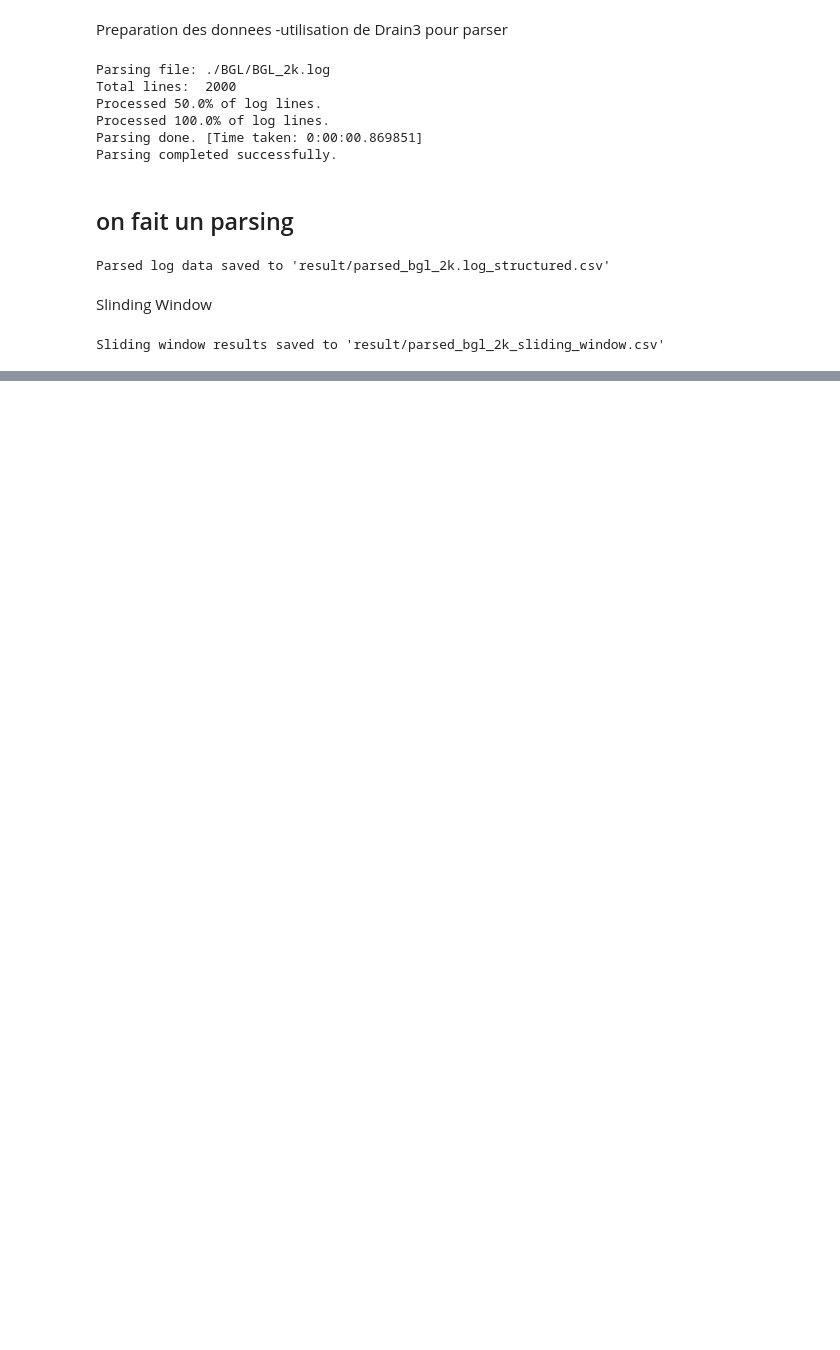
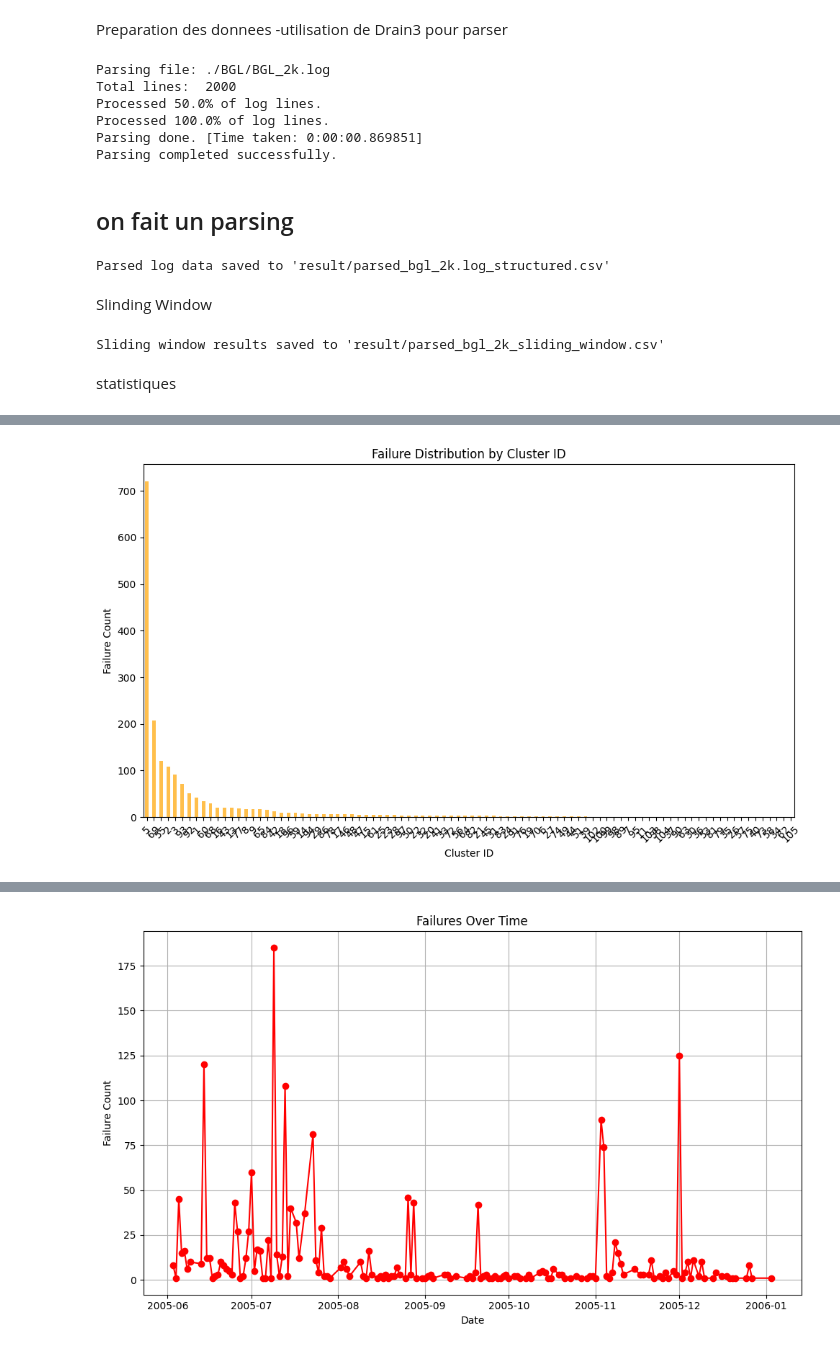
Before and after one commit to josephpierres/MGL870-TP2, a Jupyter notebook: MGL870-TP2-BGL.ipynb, the cells around one changed output, grey strips where cells are left out. Saved outputs shown, nothing was run; the diff lists cells and outputs as text; code cells hidden in the pictures; blank space fills up the shorter version.

Commit message:
statistiques

```diff
--- a/MGL870-TP2-BGL.ipynb
+++ b/MGL870-TP2-BGL.ipynb
@@ -212,3 +212,77 @@ deeplog_df.to_csv("result/parsed_bgl_2k_sliding_window.csv", index=False)
 print("Sliding window results saved to 'result/parsed_bgl_2k_sliding_window.csv'")
 # %% [output]
 Sliding window results saved to 'result/parsed_bgl_2k_sliding_window.csv'
+# %% [markdown]
+statistiques
+# %%
+import pandas as pd
+import matplotlib.pyplot as plt
+import seaborn as sns
+
+# Load the structured log data
+log_data_path = "result/parsed_bgl_2k.log_structured.csv"  # Path to your structured log data
+df = pd.read_csv(log_data_path)
+
+# Convert Timestamp to datetime for easier handling
+df['Timestamp'] = pd.to_datetime(df['Timestamp'], format='%Y-%m-%d-%H.%M.%S.%f')
+
+# Replace Label with numeric values (1 for Anomaly, 0 for Normal)
+df['Label'] = df['Label'].apply(lambda x: 1 if x == 1 else 0)
+
+# Total logs and failures
+total_logs = len(df)
+total_failures = df['Label'].sum()
+failure_percentage = (total_failures / total_logs) * 100
+
+print(f"Total logs: {total_logs}")
+print(f"Total failures: {total_failures}")
+print(f"Failure percentage: {failure_percentage:.2f}%")
+
+# Failure distribution by Cluster ID (log key)
+failure_by_cluster = df[df['Label'] == 1]['Cluster ID'].value_counts()
+print("\nFailures by Cluster ID:")
+print(failure_by_cluster)
+
+# Plot: Failure distribution by Cluster ID
+plt.figure(figsize=(10, 6))
+failure_by_cluster.plot(kind='bar', color='orange', alpha=0.7)
+plt.title('Failure Distribution by Cluster ID')
+plt.xlabel('Cluster ID')
+plt.ylabel('Failure Count')
+plt.xticks(rotation=45)
+plt.tight_layout()
+plt.show()
+
+# Failure distribution over time
+df['Date'] = df['Timestamp'].dt.date
+failures_over_time = df[df['Label'] == 1].groupby('Date').size()
+
+print("\nFailures over time:")
+print(failures_over_time)
+
+# Plot: Failures over time
+plt.figure(figsize=(10, 6))
+failures_over_time.plot(kind='line', marker='o', color='red')
+plt.title('Failures Over Time')
+plt.xlabel('Date')
+plt.ylabel('Failure Count')
+plt.grid()
+plt.tight_layout()
+plt.show()
+
+# Duration between failures
+failure_timestamps = df[df['Label'] == 1]['Timestamp']
+failure_deltas = failure_timestamps.diff().dt.total_seconds().dropna()
+print("\nStatistics of time between failures (seconds):")
+print(failure_deltas.describe())
+
+# Plot: Distribution of time between failures
+plt.figure(figsize=(10, 6))
+sns.histplot(failure_deltas, kde=True, bins=30, color='blue', alpha=0.7)
+plt.title('Distribution of Time Between Failures')
+plt.xlabel('Time Between Failures (seconds)')
+plt.ylabel('Frequency')
+plt.grid()
+plt.tight_layout()
+plt.show()
+# %% [output]
@@ -214,0 +307 @@ Sliding window results saved to 'result/parsed_bgl_2k_sliding_window.csv'
+[figure, added]
@@ -214,0 +322 @@ Sliding window results saved to 'result/parsed_bgl_2k_sliding_window.csv'
+[figure, added]
```
Also changed, not shown: parts of 1 cell of this notebook, 1 other file.
